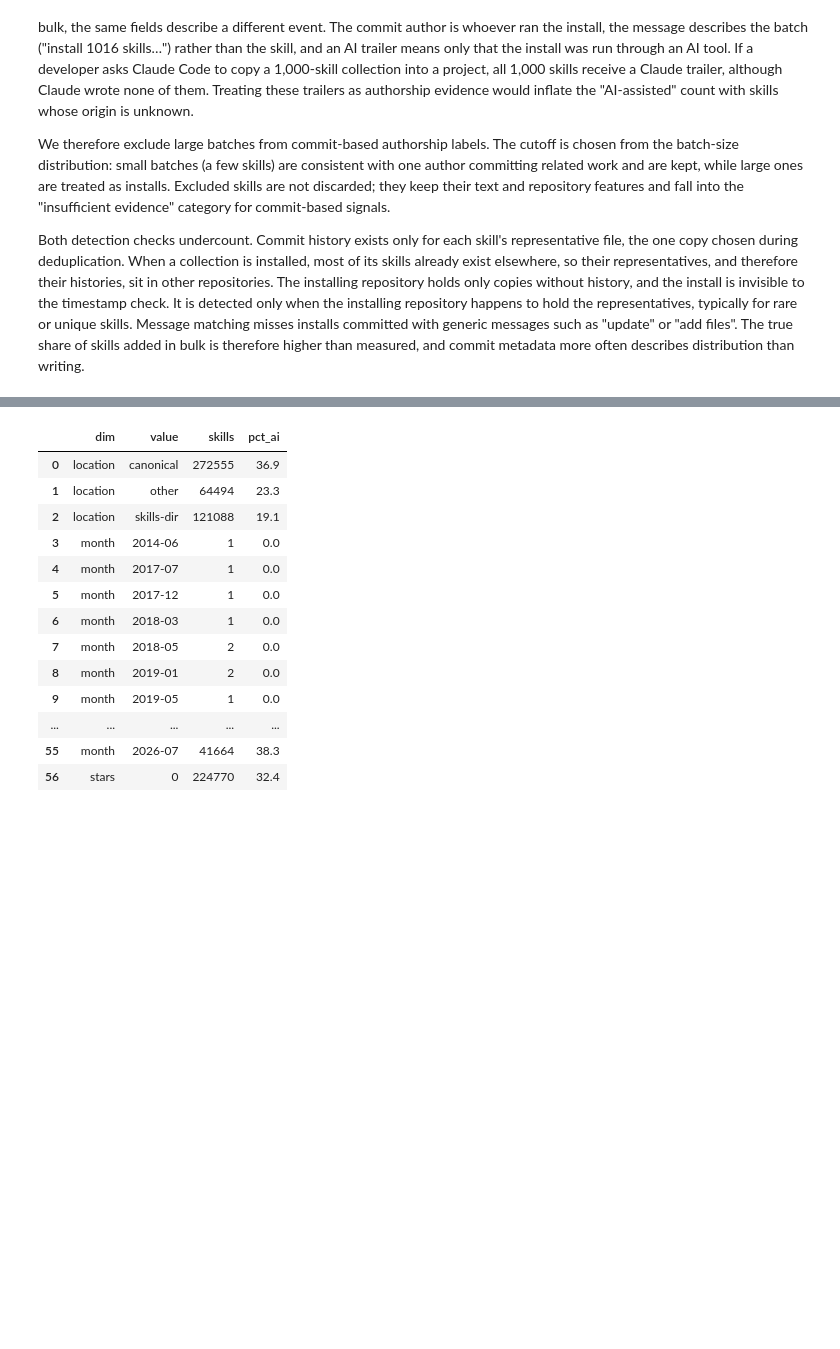
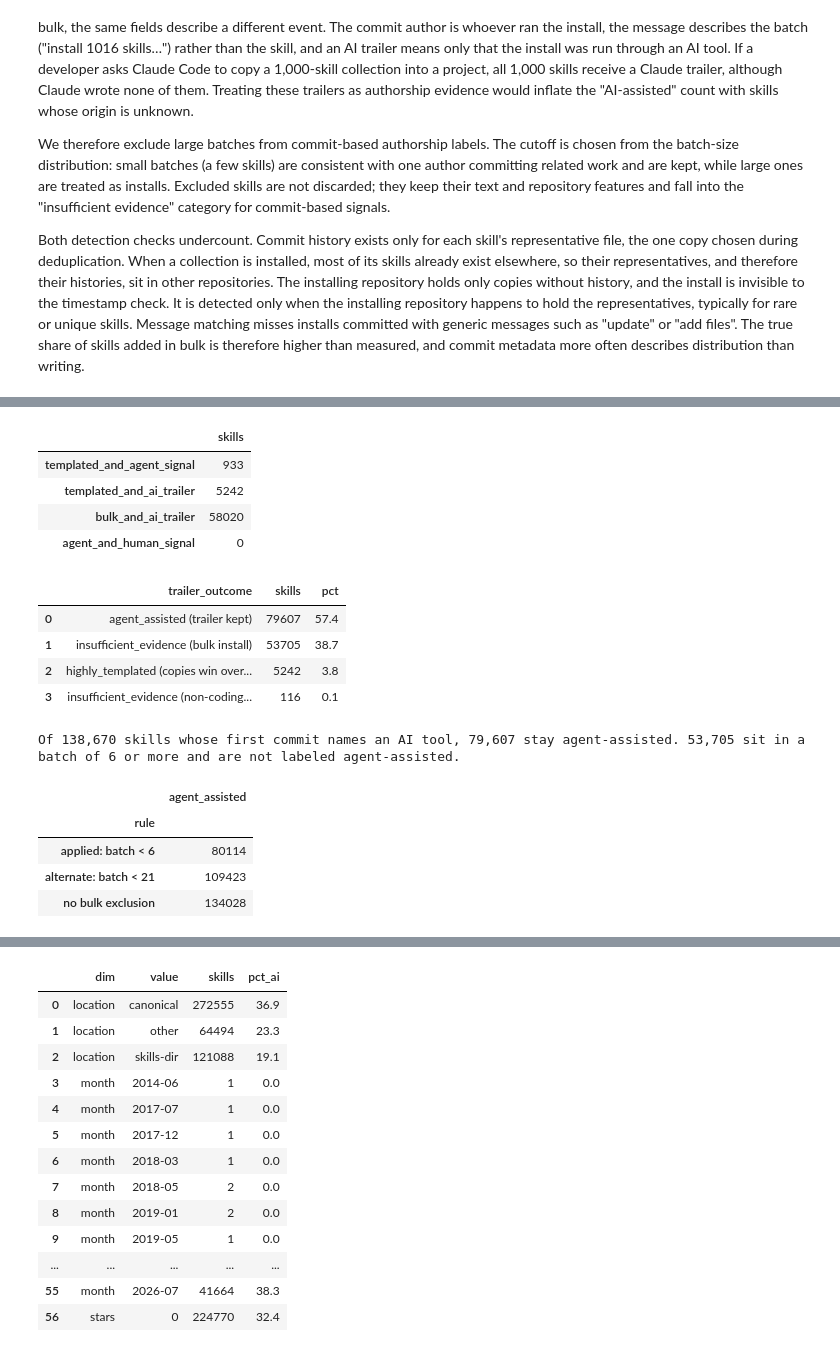
Before and after one commit to TJ690/SWE-Group-Project--Project-3, a Jupyter notebook: src/notebooks/EDA_authorship.ipynb, the cells around one changed output, grey strips where cells are left out. Saved outputs shown, nothing was run; the diff lists cells and outputs as text; code cells hidden in the pictures; blank space fills up the shorter version.

```diff
--- a/src/notebooks/EDA_authorship.ipynb
+++ b/src/notebooks/EDA_authorship.ipynb
@@ -491,0 +666,76 @@ distribution than writing.
+# %%
+NONCODING = "('CI, release and sync', 'Skill distribution', 'Other project bots')"
+
+overlap = con.execute("""
+SELECT COUNT(*) FILTER (WHERE templated_signal AND agent_signal) AS templated_and_agent_signal,
+       COUNT(*) FILTER (WHERE templated_signal AND ai_first)     AS templated_and_ai_trailer,
+       COUNT(*) FILTER (WHERE bulk_install AND ai_first)         AS bulk_and_ai_trailer,
+       COUNT(*) FILTER (WHERE agent_signal AND human_signal)     AS agent_and_human_signal
+FROM skill_label
+""").df()
+
+# Where a first-commit AI trailer lands after the priority rule.
+disposition = con.execute(f"""
+SELECT CASE
+         WHEN templated_signal THEN 'highly_templated (copies win over the trailer)'
+         WHEN bulk_install THEN 'insufficient_evidence (bulk install)'
+         WHEN bot_group IN {NONCODING} THEN 'insufficient_evidence (non-coding bot)'
+         ELSE 'agent_assisted (trailer kept)'
+       END AS trailer_outcome,
+       COUNT(*) AS skills,
+       ROUND(100.0 * COUNT(*) / SUM(COUNT(*)) OVER (), 1) AS pct
+FROM skill_label
+WHERE has_history AND ai_first
+GROUP BY 1
+ORDER BY skills DESC
+""").df()
+
+# Agent-assisted count with the batch cutoff moved or removed.
+# Templated skills stay out, matching the primary label.
+sensitivity = con.execute(f"""
+SELECT
+  COUNT(*) FILTER (
+    WHERE NOT templated_signal AND agent_signal
+  ) AS "applied: batch < 6",
+  COUNT(*) FILTER (
+    WHERE NOT templated_signal AND has_history AND batch_n < 21
+      AND bot_group NOT IN {NONCODING}
+      AND (bot_group = 'Coding agents' OR ai_first)
+  ) AS "alternate: batch < 21",
+  COUNT(*) FILTER (
+    WHERE NOT templated_signal AND has_history
+      AND bot_group NOT IN {NONCODING}
+      AND (bot_group = 'Coding agents' OR ai_first)
+  ) AS "no bulk exclusion"
+FROM skill_label
+""").df().T.rename(columns={0: "agent_assisted"})
+sensitivity.index.name = "rule"
+
+from IPython.display import display
+display(overlap.T.rename(columns={0: "skills"}))
+display(disposition)
+kept = int(disposition.loc[disposition.trailer_outcome.str.startswith("agent_assisted"), "skills"].sum())
+bulk_n = int(disposition.loc[disposition.trailer_outcome.str.contains("bulk install"), "skills"].sum())
+trailer_n = int(disposition.skills.sum())
+print(
+    f"Of {trailer_n:,} skills whose first commit names an AI tool, {kept:,} stay agent-assisted. "
+    f"{bulk_n:,} sit in a batch of {BULK_MIN} or more and are not labeled agent-assisted."
+)
+sensitivity
+# %% [output]
+|  | skills |
+| templated_and_agent_signal | 933 |
+| templated_and_ai_trailer | 5242 |
+| bulk_and_ai_trailer | 58020 |
+| agent_and_human_signal | 0 |
+|  | trailer_outcome | skills | pct |
+| 0 | agent_assisted (trailer kept) | 79607 | 57.4 |
+| 1 | insufficient_evidence (bulk install) | 53705 | 38.7 |
+| 2 | highly_templated (copies win over... | 5242 | 3.8 |
+| 3 | insufficient_evidence (non-coding... | 116 | 0.1 |
+Of 138,670 skills whose first commit names an AI tool, 79,607 stay agent-assisted. 53,705 sit in a batch of 6 or more and are not labeled agent-assisted.
+|  | agent_assisted |
+| rule |  |
+| applied: batch < 6 | 80114 |
+| alternate: batch < 21 | 109423 |
+| no bulk exclusion | 134028 |
```
Also changed, not shown: parts of 22 cells of this notebook, 9 other files.
